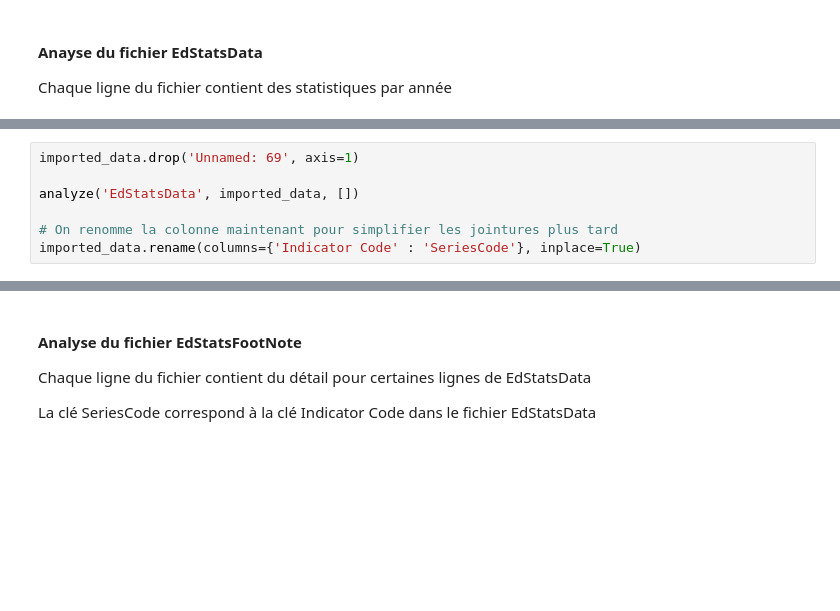
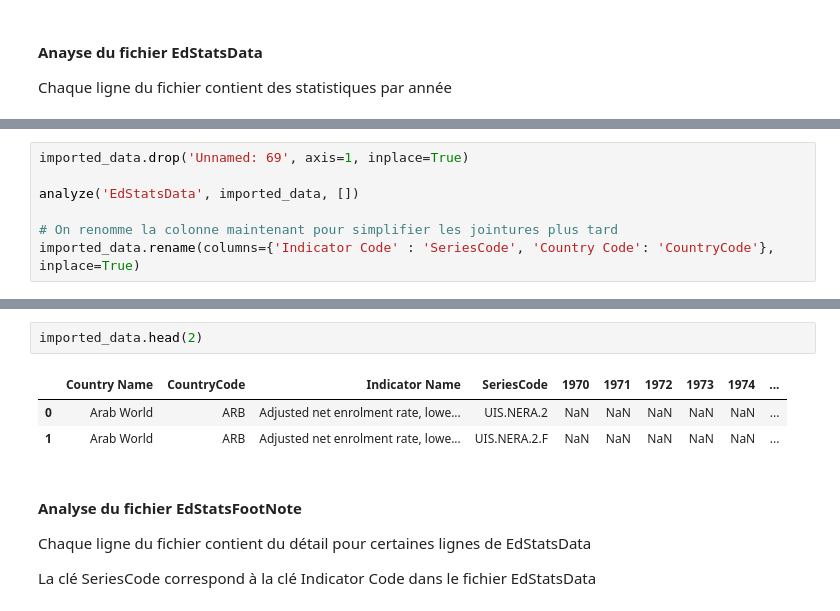
Before and after one commit to AunCly/p2_analyze_educational_data, a Jupyter notebook: p2.ipynb, the cells around one changed output, grey strips where cells are left out. Drawn from its saved outputs; the diff is of its cells as text; blank space fills up the shorter version.

```diff
--- a/p2.ipynb
+++ b/p2.ipynb
@@ -83,7 +130,7 @@ imported_data.head(2)
 # %%
-imported_data.drop('Unnamed: 69', axis=1)
+imported_data.drop('Unnamed: 69', axis=1, inplace=True)
 
 analyze('EdStatsData', imported_data, [])
 
 # On renomme la colonne maintenant pour simplifier les jointures plus tard
-imported_data.rename(columns={'Indicator Code' : 'SeriesCode'}, inplace=True)
+imported_data.rename(columns={'Indicator Code' : 'SeriesCode', 'Country Code': 'CountryCode'}, inplace=True)
@@ -90,3 +155,9 @@ imported_data.rename(columns={'Indicator Code' : 'SeriesCode'}, inplace=True)
+# %%
+imported_data.head(2)
+# %% [output]
+|  | Country Name | CountryCode | Indicator Name | SeriesCode | 1970 | 1971 | 1972 | 1973 | 1974 | ... |
+| 0 | Arab World | ARB | Adjusted net enrolment rate, lowe... | UIS.NERA.2 | NaN | NaN | NaN | NaN | NaN | ... |
+| 1 | Arab World | ARB | Adjusted net enrolment rate, lowe... | UIS.NERA.2.F | NaN | NaN | NaN | NaN | NaN | ... |
 # %% [markdown]
 #### **Analyse du fichier EdStatsFootNote**
 
```
Also changed, not shown: parts of 27 cells of this notebook, 1 other file.
